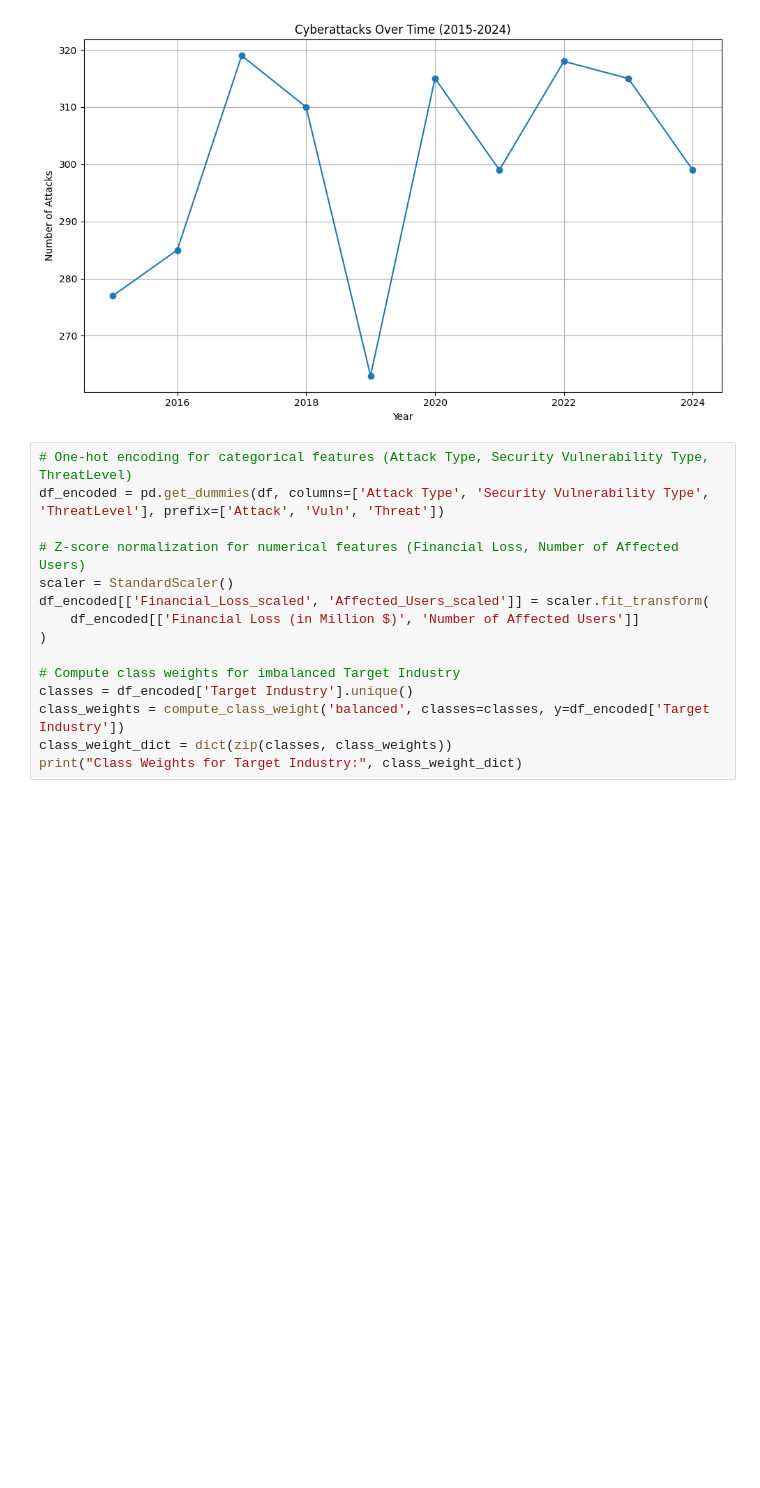
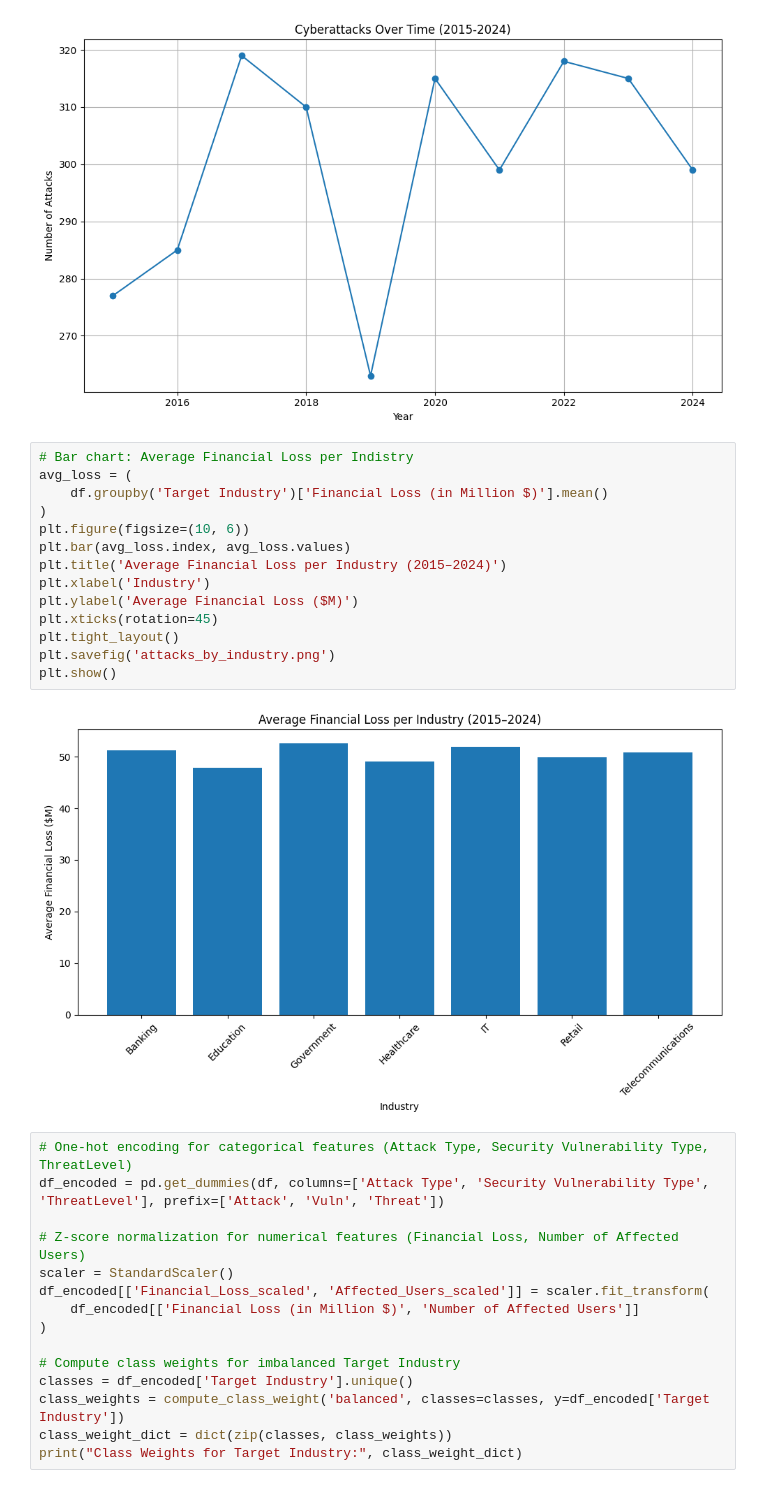
Before and after one commit to brosenthal140/cap4770-cyber-threats, a Jupyter notebook: Group10.ipynb, the cells around one changed output. Saved outputs shown, nothing was run; the diff lists cells and outputs as text; blank space fills up the shorter version.

Commit message:
Added average financial loss per industry bar chart

```diff
--- a/Group10.ipynb
+++ b/Group10.ipynb
@@ -108,6 +108,22 @@ plt.savefig('attacks_over_time.png')
 plt.show()
 # %% [output]
 [figure]
+# %%
+# Bar chart: Average Financial Loss per Indistry
+avg_loss = (
+    df.groupby('Target Industry')['Financial Loss (in Million $)'].mean()
+)
+plt.figure(figsize=(10, 6))
+plt.bar(avg_loss.index, avg_loss.values)
+plt.title('Average Financial Loss per Industry (2015–2024)')
+plt.xlabel('Industry')
+plt.ylabel('Average Financial Loss ($M)')
+plt.xticks(rotation=45)
+plt.tight_layout()
+plt.savefig('attacks_by_industry.png')
+plt.show()
+# %% [output]
+[figure, added]
 # %%
 # One-hot encoding for categorical features (Attack Type, Security Vulnerability Type, ThreatLevel)
 df_encoded = pd.get_dummies(df, columns=['Attack Type', 'Security Vulnerability Type', 'ThreatLevel'], prefix=['Attack', 'Vuln', 'Threat'])
```
